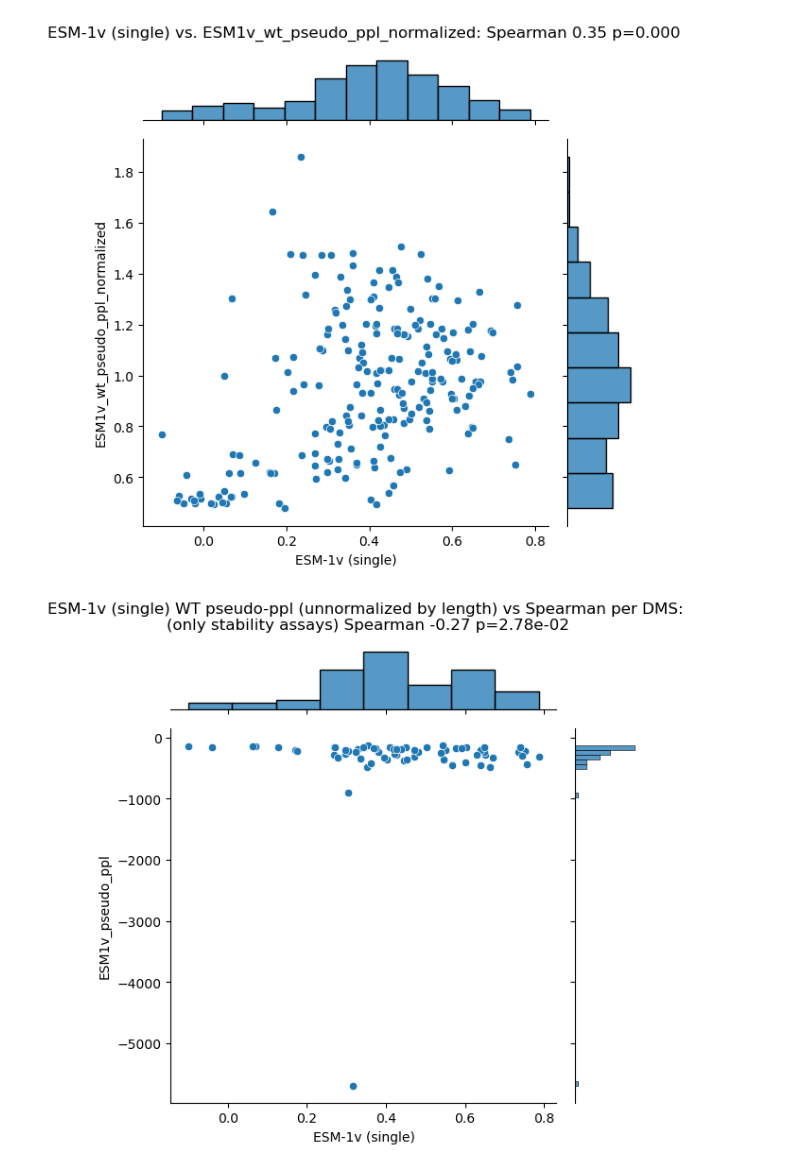
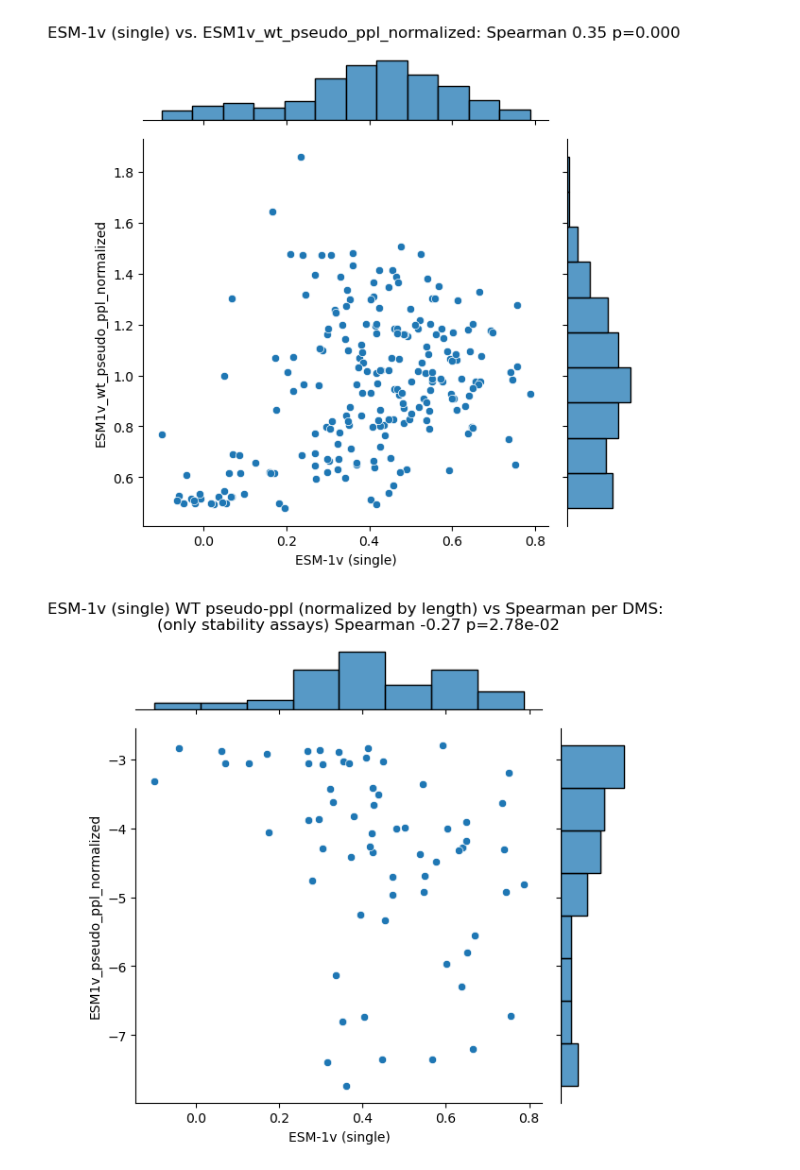
Before and after one commit to loodvn/ProteinGym, a Jupyter notebook: notebooks/analyse_wt_scores.ipynb, the cells around one changed output. Drawn from its saved outputs; the diff is of its cells as text; code cells hidden in the pictures.

```diff
--- a/notebooks/analyse_wt_scores.ipynb
+++ b/notebooks/analyse_wt_scores.ipynb
@@ -62,3 +65,8 @@ df_spearmans
 | 215 | YAP1_HUMAN_Araya_2012 | 0.428 | 0.321 | 0.464 | 0.460 | 0.449 | ... |
 | 216 | YNZC_BACSU_Tsuboyama_2023_2JVD | 0.596 | 0.610 | 0.595 | 0.618 | 0.604 | ... |
 217 rows × 100 columns
+# %%
+model_cols = df_spearmans.columns[1:50]
+df_spearmans["max_spearman"] = df_spearmans[model_cols].max(axis=1)
+sns.histplot(df_spearmans.drop_duplicates("UniProt_ID")["max_spearman"], bins=20)
+plt.show()  # We'd lose 24(21 dedup) if excluding < 0.4, we'd lose 9(8) if excluding < 0.3
@@ -457,10 +475,10 @@ for assay_spearman, wt_likelihood in col_tuples:
 # %%
 # Check correlation of ESM2_small and ESM1v
 stability_subset = scores_merged_esm[scores_merged_esm["coarse_selection_type"] == "Stability"].copy()
 s = spearmanr(stability_subset["ESM-1v (single)"], stability_subset["ESM1v_pseudo_ppl"])
-sns.jointplot(data=stability_subset, x="ESM-1v (single)", y="ESM1v_pseudo_ppl")
-plt.suptitle(f"ESM-1v (single) WT pseudo-ppl (unnormalized by length) vs Spearman per DMS: \n(only stability assays) Spearman {s[0]:.2f} p={s[1]:.2e}")
+sns.jointplot(data=stability_subset, x="ESM-1v (single)", y="ESM1v_pseudo_ppl_normalized")
+plt.suptitle(f"ESM-1v (single) WT pseudo-ppl (normalized by length) vs Spearman per DMS: \n(only stability assays) Spearman {s[0]:.2f} p={s[1]:.2e}")
 plt.tight_layout()
 plt.show()  # TODO check that outlier
 # %% [output]
-[figure, old version]
+[figure, new version]
```
Also changed, not shown: parts of 5 cells of this notebook, 2 other files.
